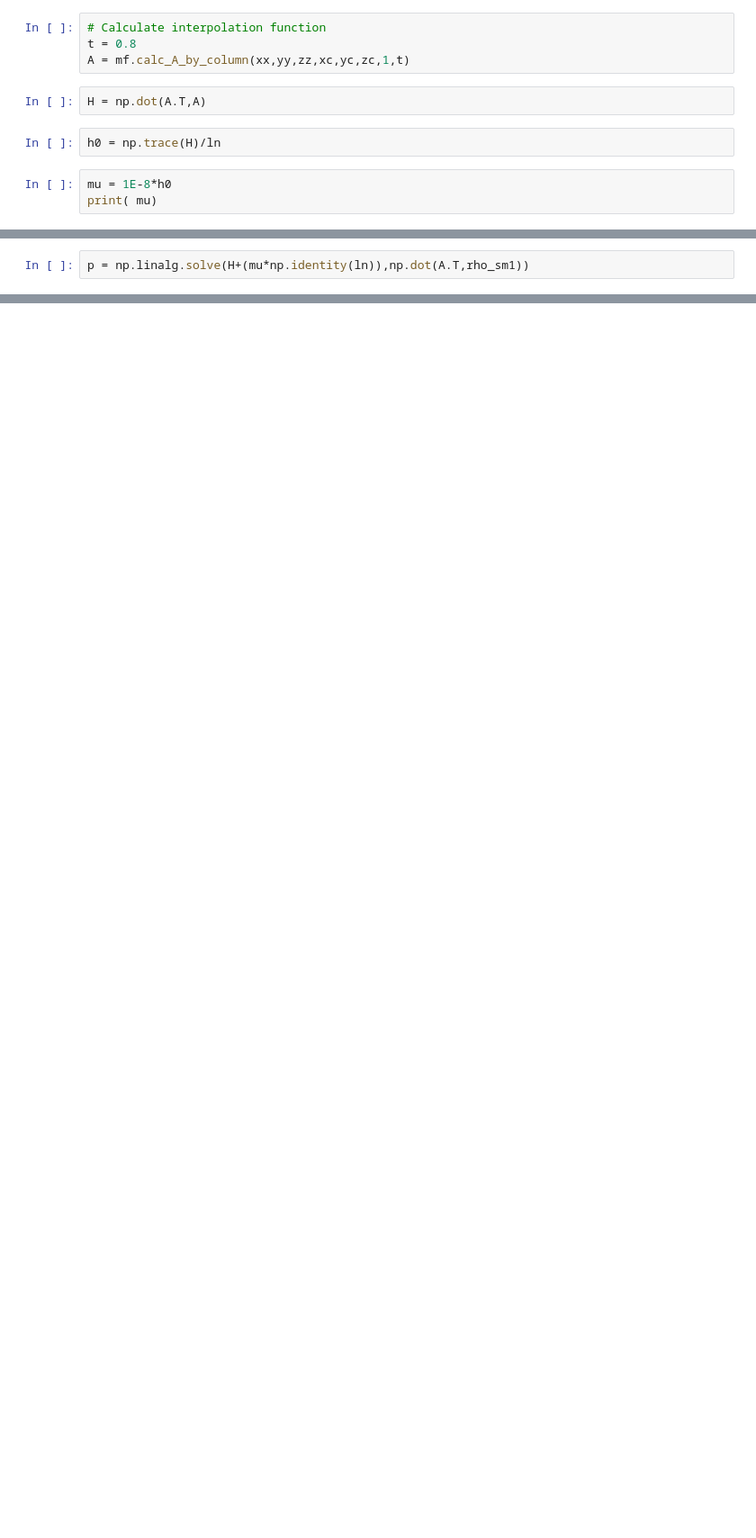
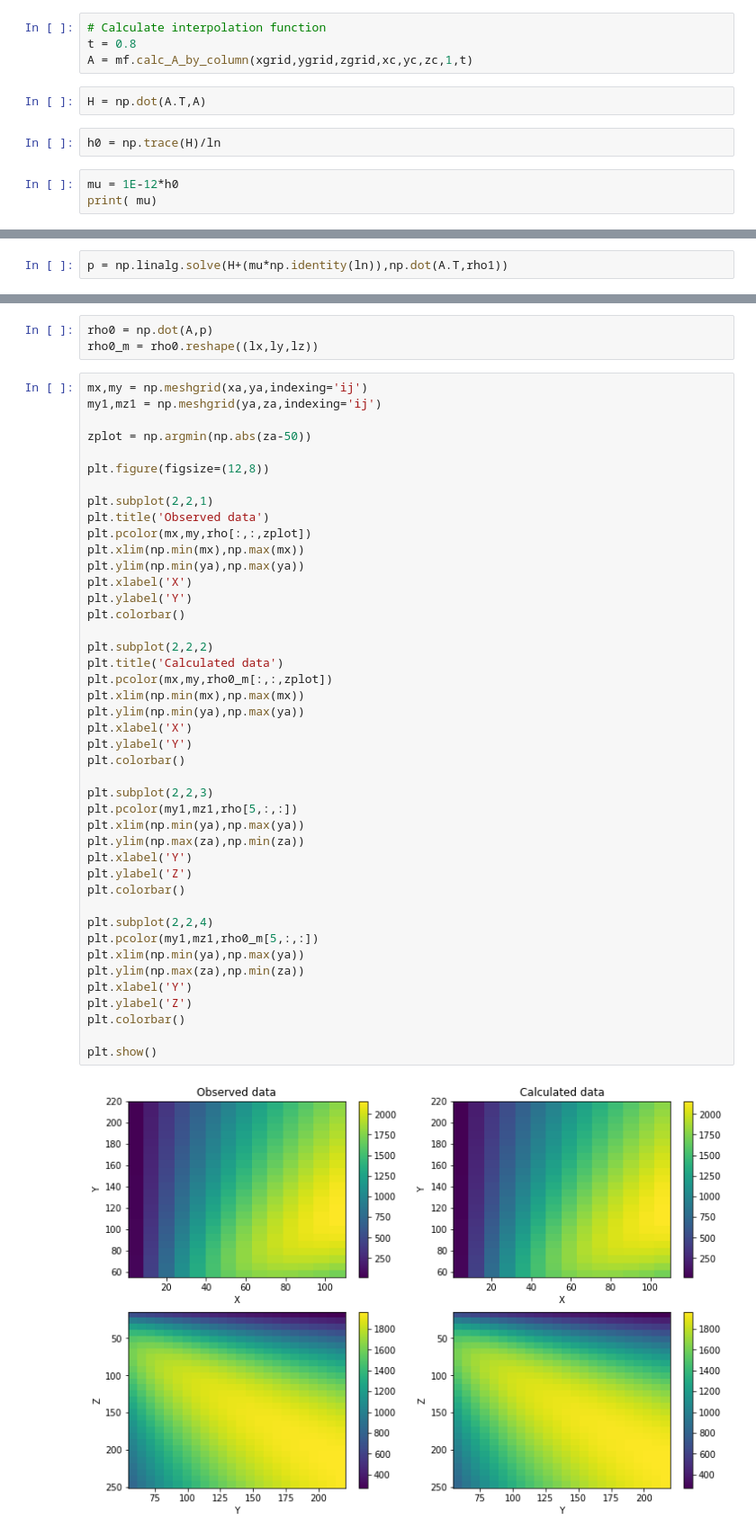
Before and after one commit to florasolon/interpolation_misc, a Jupyter notebook: Interpolation_function.ipynb, the cells around one changed output, grey strips where cells are left out. Shown: that part at 90% size. Cells and saved outputs as stored; diff of their text form; blank space fills up the shorter version.

```diff
--- a/Interpolation_function.ipynb
+++ b/Interpolation_function.ipynb
@@ -82,12 +102,12 @@ xx.size,yy.size,zz.size
 # %%
 # Calculate interpolation function
 t = 0.8
-A = mf.calc_A_by_column(xx,yy,zz,xc,yc,zc,1,t)
+A = mf.calc_A_by_column(xgrid,ygrid,zgrid,xc,yc,zc,1,t)
 # %%
 H = np.dot(A.T,A)
 # %%
 h0 = np.trace(H)/ln
 # %%
-mu = 1E-8*h0
+mu = 1E-12*h0
 print( mu)
 # %% [output]
@@ -95,2 +115,2 @@ print( mu)
 # %%
-p = np.linalg.solve(H+(mu*np.identity(ln)),np.dot(A.T,rho_sm1))
+p = np.linalg.solve(H+(mu*np.identity(ln)),np.dot(A.T,rho1))
@@ -96,0 +119,48 @@ p = np.linalg.solve(H+(mu*np.identity(ln)),np.dot(A.T,rho_sm1))
+# %%
+rho0 = np.dot(A,p)
+rho0_m = rho0.reshape((lx,ly,lz))
+# %%
+mx,my = np.meshgrid(xa,ya,indexing='ij')
+my1,mz1 = np.meshgrid(ya,za,indexing='ij')
+
+zplot = np.argmin(np.abs(za-50))
+
+plt.figure(figsize=(12,8))
+
+plt.subplot(2,2,1)
+plt.title('Observed data')
+plt.pcolor(mx,my,rho[:,:,zplot])
+plt.xlim(np.min(mx),np.max(mx))
+plt.ylim(np.min(ya),np.max(ya))
+plt.xlabel('X')
+plt.ylabel('Y')
+plt.colorbar()
+
+plt.subplot(2,2,2)
+plt.title('Calculated data')
+plt.pcolor(mx,my,rho0_m[:,:,zplot])
+plt.xlim(np.min(mx),np.max(mx))
+plt.ylim(np.min(ya),np.max(ya))
+plt.xlabel('X')
+plt.ylabel('Y')
+plt.colorbar()
+
+plt.subplot(2,2,3)
+plt.pcolor(my1,mz1,rho[5,:,:])
+plt.xlim(np.min(ya),np.max(ya))
+plt.ylim(np.max(za),np.min(za))
+plt.xlabel('Y')
+plt.ylabel('Z')
+plt.colorbar()
+
+plt.subplot(2,2,4)
+plt.pcolor(my1,mz1,rho0_m[5,:,:])
+plt.xlim(np.min(ya),np.max(ya))
+plt.ylim(np.max(za),np.min(za))
+plt.xlabel('Y')
+plt.ylabel('Z')
+plt.colorbar()
+
+plt.show()
+# %% [output]
+[figure, added]
```
Also changed, not shown: parts of 37 cells of this notebook, 1 other file.
